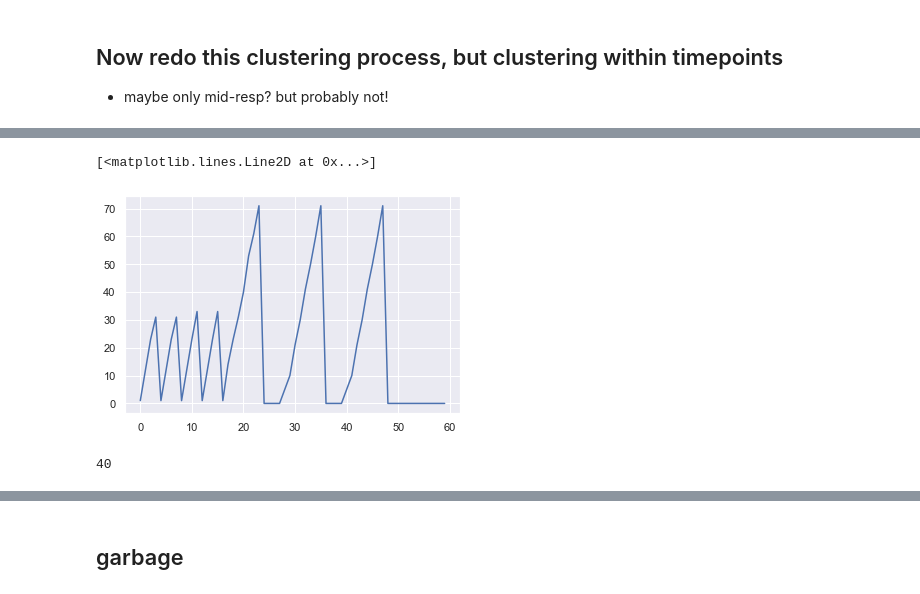
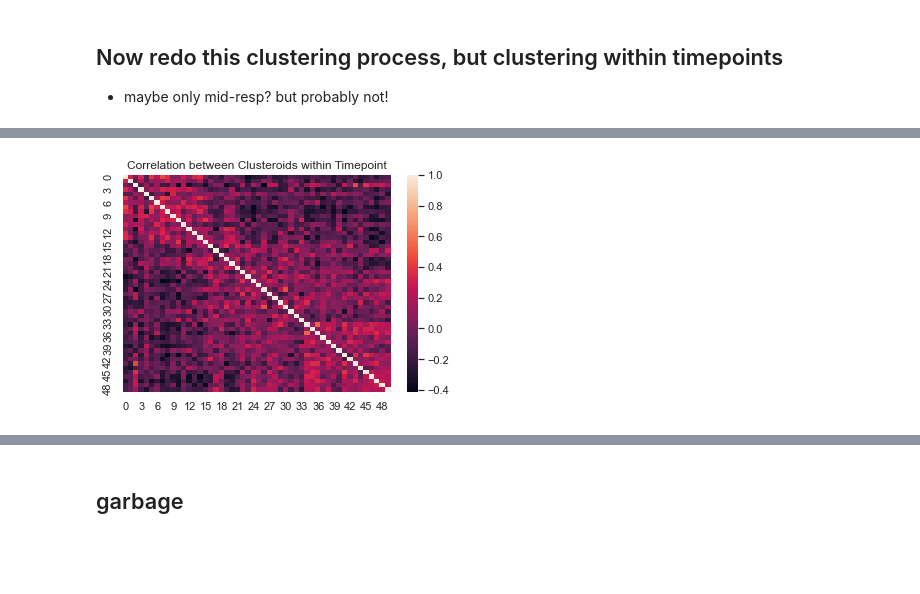
Before and after one commit to mgcampb/patch_foraging_neuropix, a Jupyter notebook: josh/manifolds/affinity_propagation.ipynb, the cells around one changed output, grey strips where cells are left out. Drawn from its saved outputs; the diff is of its cells as text; code cells hidden in the pictures; blank space fills up the shorter version.

```diff
--- a/josh/manifolds/affinity_propagation.ipynb
+++ b/josh/manifolds/affinity_propagation.ipynb
@@ -475,11 +467,11 @@ Test 30 complete
 # the min looks pretty good for everyone, so let's move forward using min(S) as the shared preference param
 # can use median if results with min look uninteresting (acknowledge appropriately for scientific integrity)
 # can try this cluster overlap metrix that they have?
-timepoints = np.arange(0,2,.25)
+timepoints = np.arange(0,3,.25)
 clusteroids = []
-labels = np.zeros(reduced_fr_mat.shape[1])
+labels = -1 * np.ones(reduced_fr_mat.shape[1])
 for i,t in enumerate(timepoints):
-    era_fr_mat = reduced_fr_mat[:,np.where(reduced_timeSince_full == t)[0]]
+    era_fr_mat = reduced_fr_mat[40:140,np.where(reduced_timeSince_full == t)[0]]
     S = -squareform(pdist(era_fr_mat.T,'sqeuclidean')) # distance metric
     pref_min = np.min(S)
     pref_med = np.median(S)
@@ -488,6 +480,3 @@ for i,t in enumerate(timepoints):
     labels[np.where(reduced_timeSince_full == t)[0]] = era_labels + i * 10 # note this won't work if we have > 10 clusters
     clusteroid_ix = AP_clustering.cluster_centers_indices_
     clusteroids.append(era_fr_mat[:,clusteroid_ix])
-    plt.figure()
-    plt.title("%f sec since reward clusteroids"%t)
-    sns.heatmap(clusteroids[i])
@@ -518,9 +483,6 @@ nx.write_gexf(G, "m80_317_APEra.gexf") # not really sure what to do here lol...
-# %%
-plt.plot(labels[stop_ix_reduced[38]:leave_ix_reduced[38]])
-# %% [output]
-[<matplotlib.lines.Line2D at 0x...>]
-[figure, removed]
-# %%
-len(np.unique(labels))
-# %% [output]
-40
+# %%
+concat_clusteroids = np.concatenate(clusteroids,axis= 1)
+plt.title("Correlation between Clusteroids within Timepoint")
+sns.heatmap(np.corrcoef(concat_clusteroids.T));
+# %% [output]
+[figure, added]
```
Also changed, not shown: parts of 17 cells of this notebook, 22 other files.
